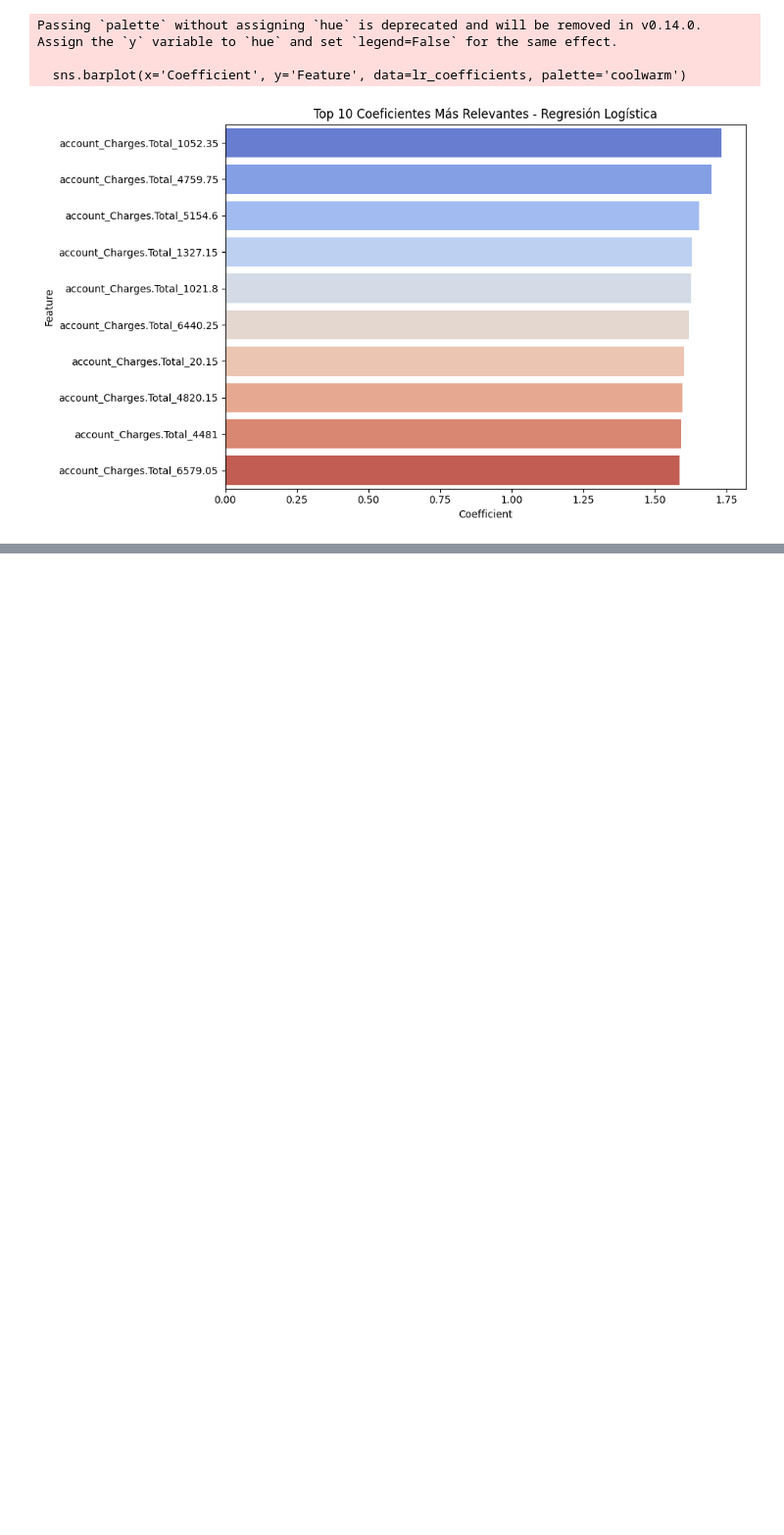
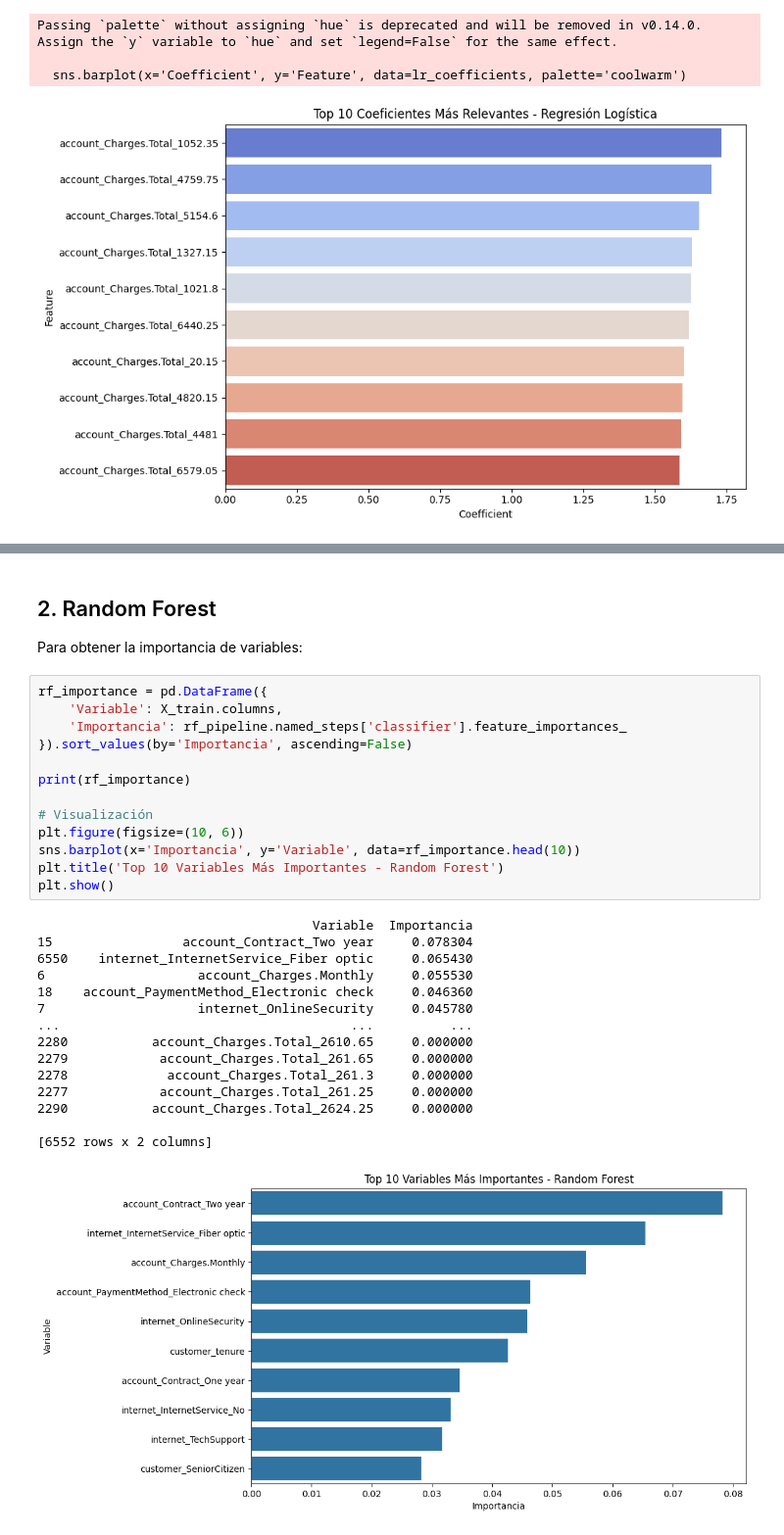
Before and after one commit to Sebas1020h/Challenge-TelecomX-pt-2, a Jupyter notebook: TelecomX_LATAM_pt2.ipynb, the cells around one changed output, grey strips where cells are left out. Shown at 98% size. Saved outputs shown, nothing was run; the diff lists cells and outputs as text; blank space fills up the shorter version.

```diff
--- a/TelecomX_LATAM_pt2.ipynb
+++ b/TelecomX_LATAM_pt2.ipynb
@@ -516,0 +550,33 @@ Passing `palette` without assigning `hue` is deprecated and will be removed in v
+# %% [markdown]
+## 2. Random Forest
+
+Para obtener la importancia de variables:
+# %%
+rf_importance = pd.DataFrame({
+    'Variable': X_train.columns,
+    'Importancia': rf_pipeline.named_steps['classifier'].feature_importances_
+}).sort_values(by='Importancia', ascending=False)
+
+print(rf_importance)
+
+# Visualización
+plt.figure(figsize=(10, 6))
+sns.barplot(x='Importancia', y='Variable', data=rf_importance.head(10))
+plt.title('Top 10 Variables Más Importantes - Random Forest')
+plt.show()
+# %% [output]
+                                    Variable  Importancia
+15                 account_Contract_Two year     0.078304
+6550    internet_InternetService_Fiber optic     0.065430
+6                    account_Charges.Monthly     0.055530
+18    account_PaymentMethod_Electronic check     0.046360
+7                    internet_OnlineSecurity     0.045780
+...                                      ...          ...
+2280           account_Charges.Total_2610.65     0.000000
+2279            account_Charges.Total_261.65     0.000000
+2278             account_Charges.Total_261.3     0.000000
+2277            account_Charges.Total_261.25     0.000000
+2290           account_Charges.Total_2624.25     0.000000
+
+[6552 rows x 2 columns]
+[figure, added]
```
Also changed, not shown: parts of 10 cells of this notebook.
